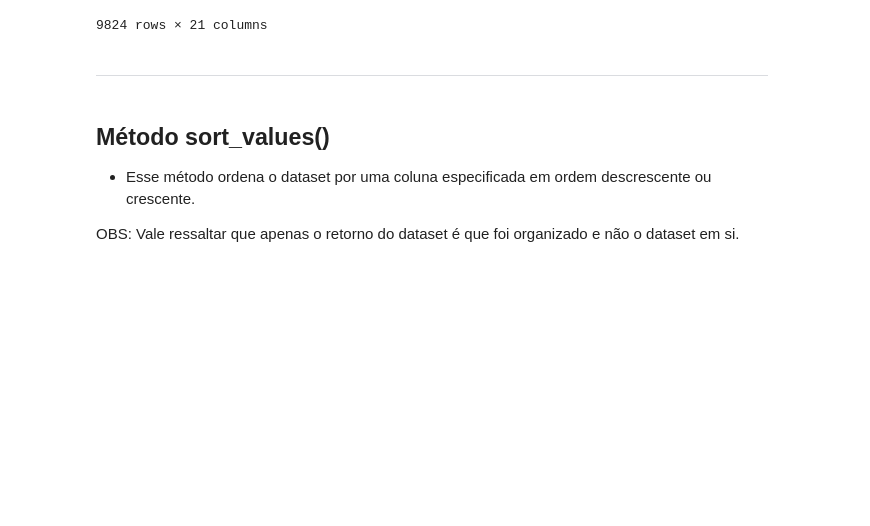
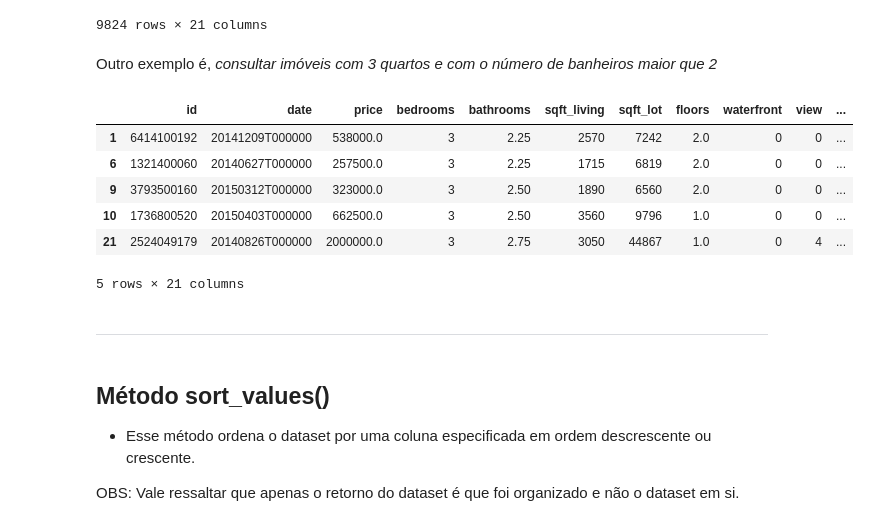
Before and after one commit to joao-victor-73/python.estudos, a Jupyter notebook: Estudos/Análise de Dados 2/Conceitos em Pandas/2-consultando_dataset.ipynb, the cells around one changed output. Drawn from its saved outputs; the diff is of its cells as text; code cells hidden in the pictures; blank space fills up the shorter version.

```diff
--- a/Estudos/Análise de Dados 2/Conceitos em Pandas/2-consultando_dataset.ipynb
+++ b/Estudos/Análise de Dados 2/Conceitos em Pandas/2-consultando_dataset.ipynb
@@ -72,6 +72,19 @@ dataset.loc[dataset['bedrooms']==3]
 | 21608 | 263000018 | 20140521T000000 | 360000.0 | 3 | 2.50 | 1530 | 1131 | 3.0 | 0 | 0 | ... |
 | 21611 | 291310100 | 20150116T000000 | 400000.0 | 3 | 2.50 | 1600 | 2388 | 2.0 | 0 | 0 | ... |
 9824 rows × 21 columns
+# %% [markdown]
+
+Outro exemplo é, _consultar imóveis com 3 quartos e com o número de banheiros maior que 2_
+# %%
+dataset.loc[(dataset['bedrooms'] == 3) & (dataset['bathrooms'] > 2)].head()
+# %% [output]
+|  | id | date | price | bedrooms | bathrooms | sqft_living | sqft_lot | floors | waterfront | view | ... |
+| 1 | 6414100192 | 20141209T000000 | 538000.0 | 3 | 2.25 | 2570 | 7242 | 2.0 | 0 | 0 | ... |
+| 6 | 1321400060 | 20140627T000000 | 257500.0 | 3 | 2.25 | 1715 | 6819 | 2.0 | 0 | 0 | ... |
+| 9 | 3793500160 | 20150312T000000 | 323000.0 | 3 | 2.50 | 1890 | 6560 | 2.0 | 0 | 0 | ... |
+| 10 | 1736800520 | 20150403T000000 | 662500.0 | 3 | 2.50 | 3560 | 9796 | 1.0 | 0 | 0 | ... |
+| 21 | 2524049179 | 20140826T000000 | 2000000.0 | 3 | 2.75 | 3050 | 44867 | 1.0 | 0 | 4 | ... |
+5 rows × 21 columns
 # %% [markdown]
 ___
 # %% [markdown]
```
Also changed, not shown: parts of 14 cells of this notebook, 3 other files.
